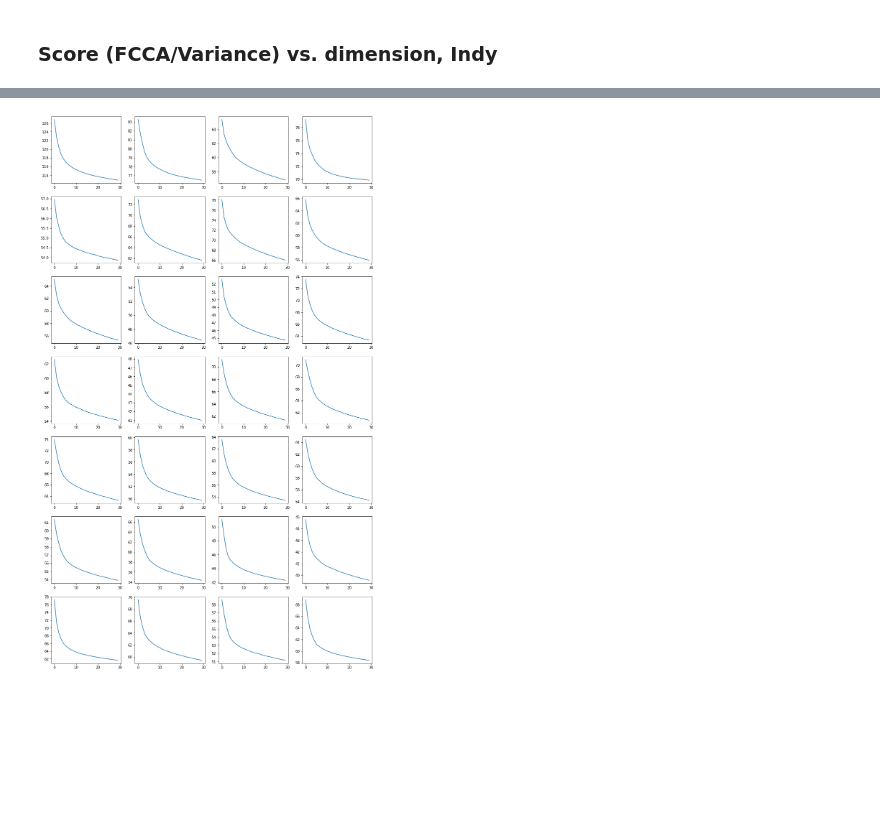
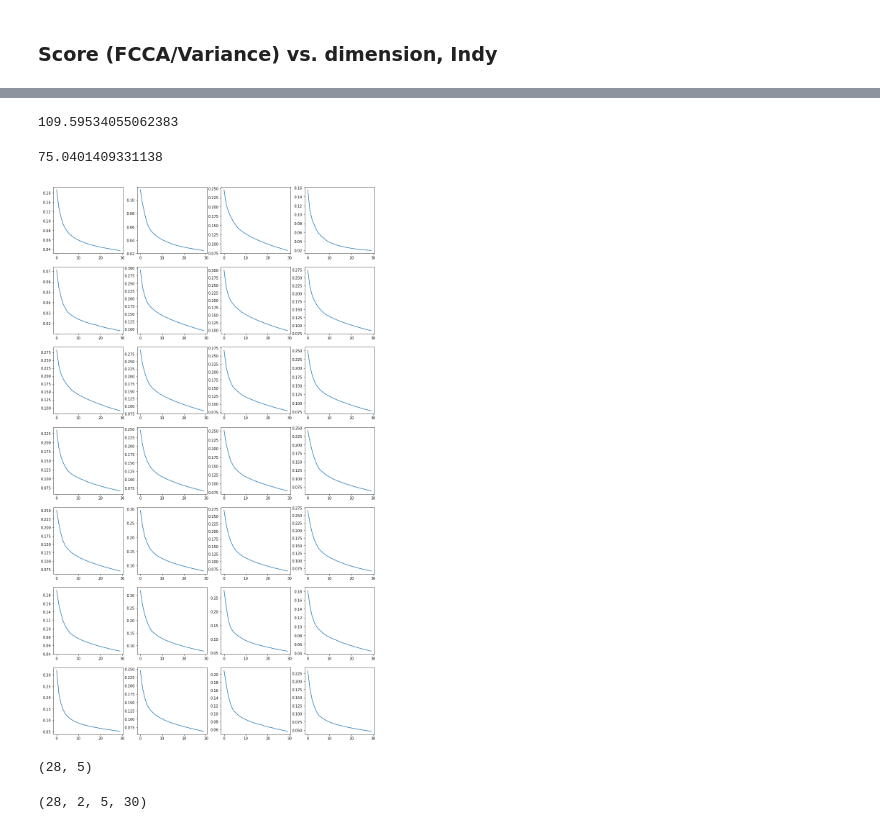
Before and after one commit to BouchardLab/FCCA_analysis, a Jupyter notebook: notebooks/final/Fig3.ipynb, the cells around one changed output, grey strips where cells are left out. Saved outputs shown, nothing was run; the diff lists cells and outputs as text; code cells hidden in the pictures; blank space fills up the shorter version.

```diff
--- a/notebooks/final/Fig3.ipynb
+++ b/notebooks/final/Fig3.ipynb
@@ -48,7 +45,7 @@ dimvals = np.unique(sabes_df['dim'].values)
 decoder_arg = sabes_df.iloc[0]['decoder_args']
 df = apply_df_filters(sabes_df, decoder_args=decoder_arg)
 
-scores = np.zeros((data_files.size, len(dimreduc_methods), folds.size, dimvals.size))
+scores_data = np.zeros((data_files.size, len(dimreduc_methods), folds.size, dimvals.size))
 
 for i, data_file in enumerate(data_files):
     for j, dr_method in enumerate(dimreduc_methods):
@@ -74,6 +71,16 @@ for i, data_file in enumerate(data_files):
                     df_ = apply_df_filters(df, data_file=data_file, dimreduc_method=dr_method, fold_idx=fold, dim=dimval)
 
                 if dr_method == 'PCA':
-                    scores[i, j, f, d] = np.sum(df_.iloc[0]['score'][0:d])/np.sum(df_.iloc[0]['score'])
+                    scores_data[i, j, f, d] = np.sum(df_.iloc[0]['score'][0:d])/np.sum(df_.iloc[0]['score'])
                 else:
-                    scores[i, j, f, d] = df_.iloc[0]['score'].numpy()
+                    scores_data[i, j, f, d] = df_.iloc[0]['score'].numpy()
+# %%
+lqg_loss = np.zeros((len(data_files), 5))
+for i, data_file in enumerate(data_files):
+    dat = load_sabes('/mnt/Secondary/data/sabes/%s' % data_file)
+    X = np.squeeze(dat['spike_rates'])
+
+    for j, (train_idxs, test_idxs) in enumerate(KFold(n_splits=5, shuffle=False).split(X)):
+        # Calculate FCCA statistic in the ambient space
+        ccm = torch.tensor(calc_cross_cov_mats_from_data(X[train_idxs], T=4))
+        lqg_loss[i, j] = build_loss(ccm, ccm.shape[1], ortho_lambda=0)(torch.tensor(np.ravel(np.eye(ccm.shape[1]))))
@@ -80,7 +101,16 @@ for i, data_file in enumerate(data_files):
+# %%
+lqg_loss[0]
+# %% [output]
+109.59534055062383
+# %%
+lqg_loss[1]
+# %% [output]
+75.0401409331138
 # %%
 fig, ax = plt.subplots(7, 4, figsize=(16, 28))
 for i in range(28):
     a = ax[np.unravel_index(i, (7, 4))]
-    a.plot(np.mean(scores[i, 1, ...], axis=0))
+    a.plot(np.divide(np.mean(scores_data[i, 1, ...], axis=0) - np.mean(lqg_loss[i]), np.mean(lqg_loss[i])))
+    #a.plot(np.mean(scores[i, 1, ...], axis=0))
 # %% [output]
-[figure, old version]
+[figure, new version]
@@ -90,0 +117,8 @@ for i in range(28):
+# %%
+lqg_loss.shape
+# %% [output]
+(28, 5)
+# %%
+scores_data.shape
+# %% [output]
+(28, 2, 5, 30)
```
Also changed, not shown: parts of 33 cells of this notebook, 10 other files.
